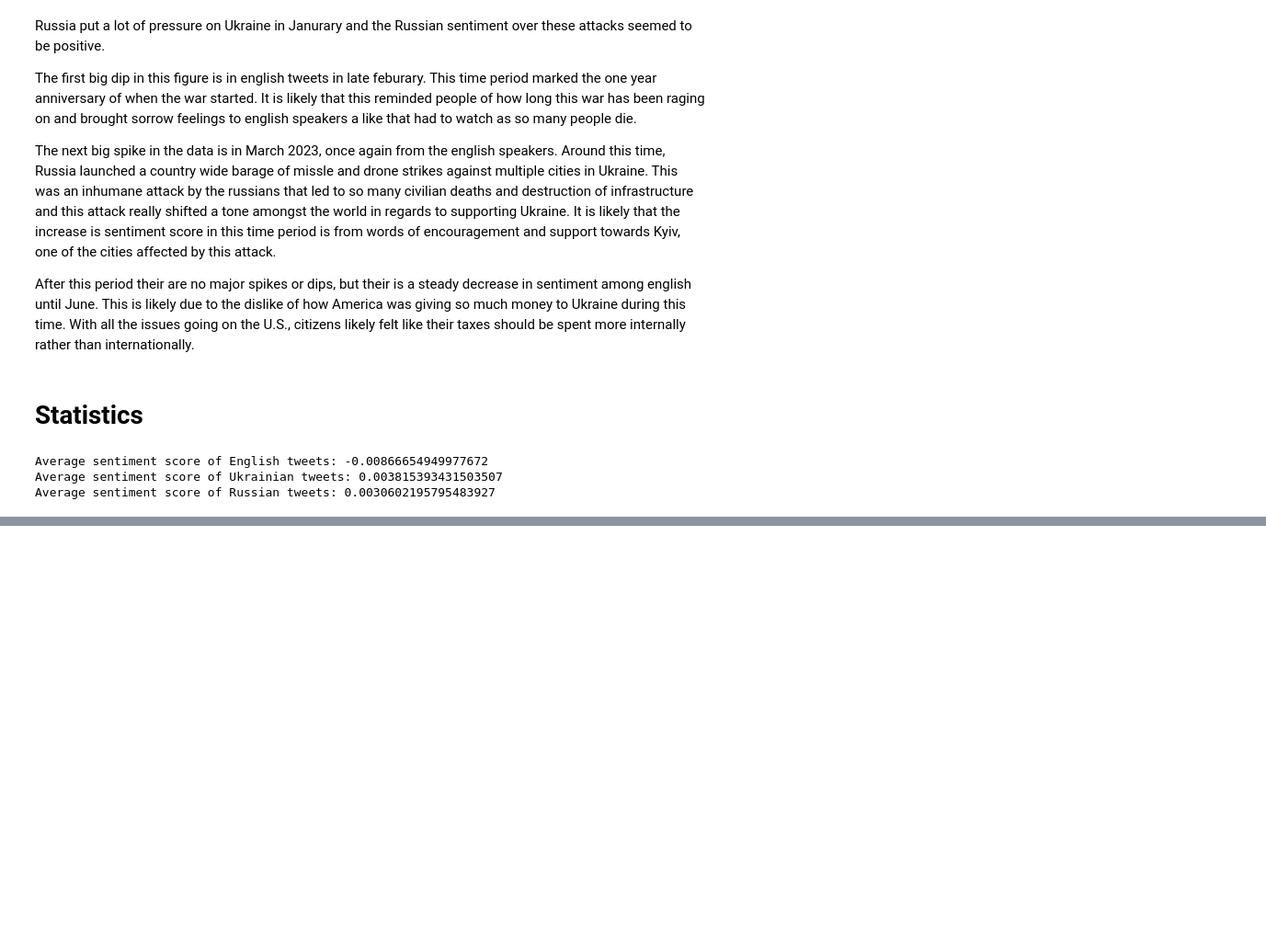
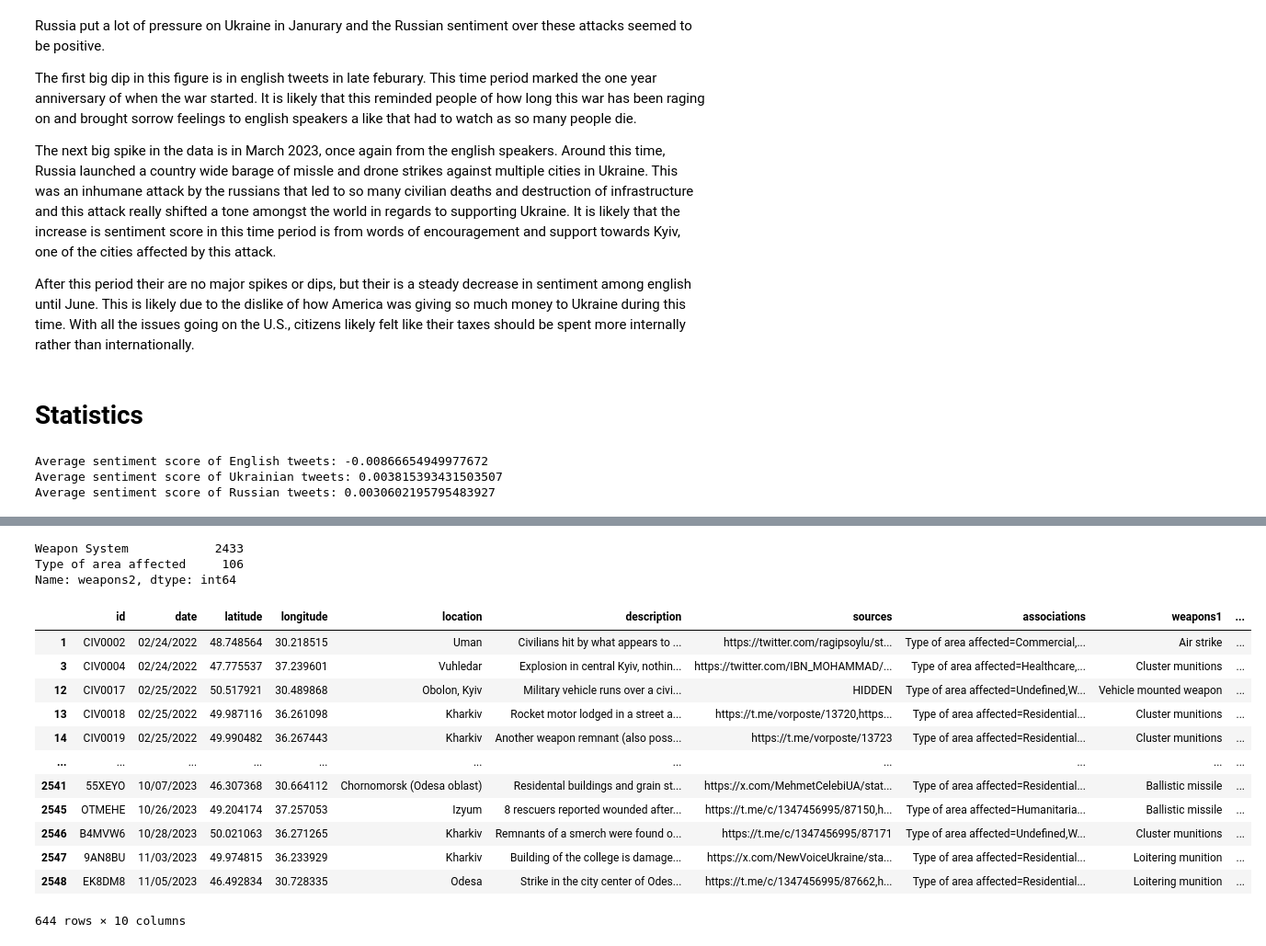
Before and after one commit to MaxB5282/DATA530-Final, a Jupyter notebook: Final Project.ipynb, the cells around one changed output, grey strips where cells are left out. Shown at 92% size. Cells and saved outputs as stored; diff of their text form; code cells hidden in the pictures; blank space fills up the shorter version.

```diff
--- a/Final Project.ipynb
+++ b/Final Project.ipynb
@@ -399,0 +329,7 @@ Average sentiment score of Russian tweets: 0.0030602195795483927
+# %%
+civilian_df1 = pd.read_csv('ukr-civharm-2023-08-01.csv')
+civilian_df2 = pd.read_csv('ukr-civharm-2023-11-15.csv')
+# %%
+concat_df = pd.concat([civilian_df1, civilian_df2], ignore_index=True)
+
+concat_df.info()
@@ -399,0 +361,35 @@ Average sentiment score of Russian tweets: 0.0030602195795483927
+# %%
+concat_df['weapons1'] = [None] * len(concat_df)
+concat_df['weapons2'] = [None] * len(concat_df)
+
+for column, row in concat_df.iterrows():
+    if pd.notna(row['associations']):
+        associations_split = row['associations'].split(',')
+        weapons1 = associations_split[-1].split('=')[-1]
+        weapons2 = associations_split[-1].split('=')[-2]
+        concat_df.at[column, 'weapons1'] = weapons1
+        concat_df.at[column, 'weapons2'] = weapons2
+# %%
+concat_df['weapons2'].value_counts()
+# %% [output]
+Weapon System            2433
+Type of area affected     106
+Name: weapons2, dtype: int64
+# %%
+weapon_plot = concat_df[concat_df['weapons1']!='Unknown'][concat_df['weapons2']=='Weapon System']
+
+weapon_plot
+# %% [output]
+|  | id | date | latitude | longitude | location | description | sources | associations | weapons1 | ... |
+| 1 | CIV0002 | 02/24/2022 | 48.748564 | 30.218515 | Uman | Civilians hit by what appears to ... | https://twitter.com/ragipsoylu/st... | Type of area affected=Commercial,... | Air strike | ... |
+| 3 | CIV0004 | 02/24/2022 | 47.775537 | 37.239601 | Vuhledar | Explosion in central Kyiv, nothin... | https://twitter.com/IBN_MOHAMMAD/... | Type of area affected=Healthcare,... | Cluster munitions | ... |
+| 12 | CIV0017 | 02/25/2022 | 50.517921 | 30.489868 | Obolon, Kyiv | Military vehicle runs over a civi... | HIDDEN | Type of area affected=Undefined,W... | Vehicle mounted weapon | ... |
+| 13 | CIV0018 | 02/25/2022 | 49.987116 | 36.261098 | Kharkiv | Rocket motor lodged in a street a... | https://t.me/vorposte/13720,https... | Type of area affected=Residential... | Cluster munitions | ... |
+| 14 | CIV0019 | 02/25/2022 | 49.990482 | 36.267443 | Kharkiv | Another weapon remnant (also poss... | https://t.me/vorposte/13723 | Type of area affected=Residential... | Cluster munitions | ... |
+| ... | ... | ... | ... | ... | ... | ... | ... | ... | ... | ... |
+| 2541 | 55XEYO | 10/07/2023 | 46.307368 | 30.664112 | Chornomorsk (Odesa oblast) | Residental buildings and grain st... | https://x.com/MehmetCelebiUA/stat... | Type of area affected=Residential... | Ballistic missile | ... |
+| 2545 | OTMEHE | 10/26/2023 | 49.204174 | 37.257053 | Izyum | 8 rescuers reported wounded after... | https://t.me/c/1347456995/87150,h... | Type of area affected=Humanitaria... | Ballistic missile | ... |
+| 2546 | B4MVW6 | 10/28/2023 | 50.021063 | 36.271265 | Kharkiv | Remnants of a smerch were found o... | https://t.me/c/1347456995/87171 | Type of area affected=Undefined,W... | Cluster munitions | ... |
+| 2547 | 9AN8BU | 11/03/2023 | 49.974815 | 36.233929 | Kharkiv | Building of the college is damage... | https://x.com/NewVoiceUkraine/sta... | Type of area affected=Residential... | Loitering munition | ... |
+| 2548 | EK8DM8 | 11/05/2023 | 46.492834 | 30.728335 | Odesa | Strike in the city center of Odes... | https://t.me/c/1347456995/87662,h... | Type of area affected=Residential... | Loitering munition | ... |
+644 rows × 10 columns
```
Also changed, not shown: parts of 19 cells of this notebook.
